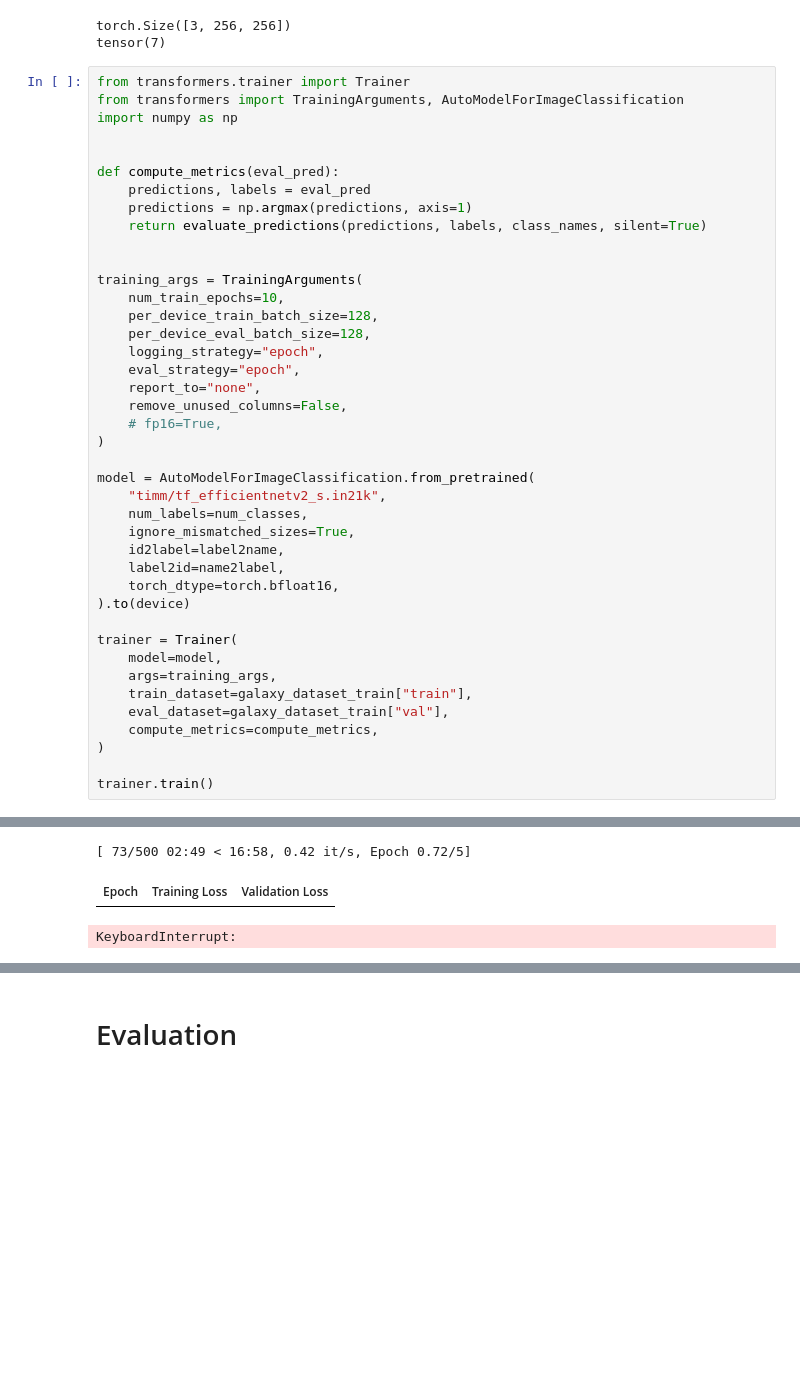
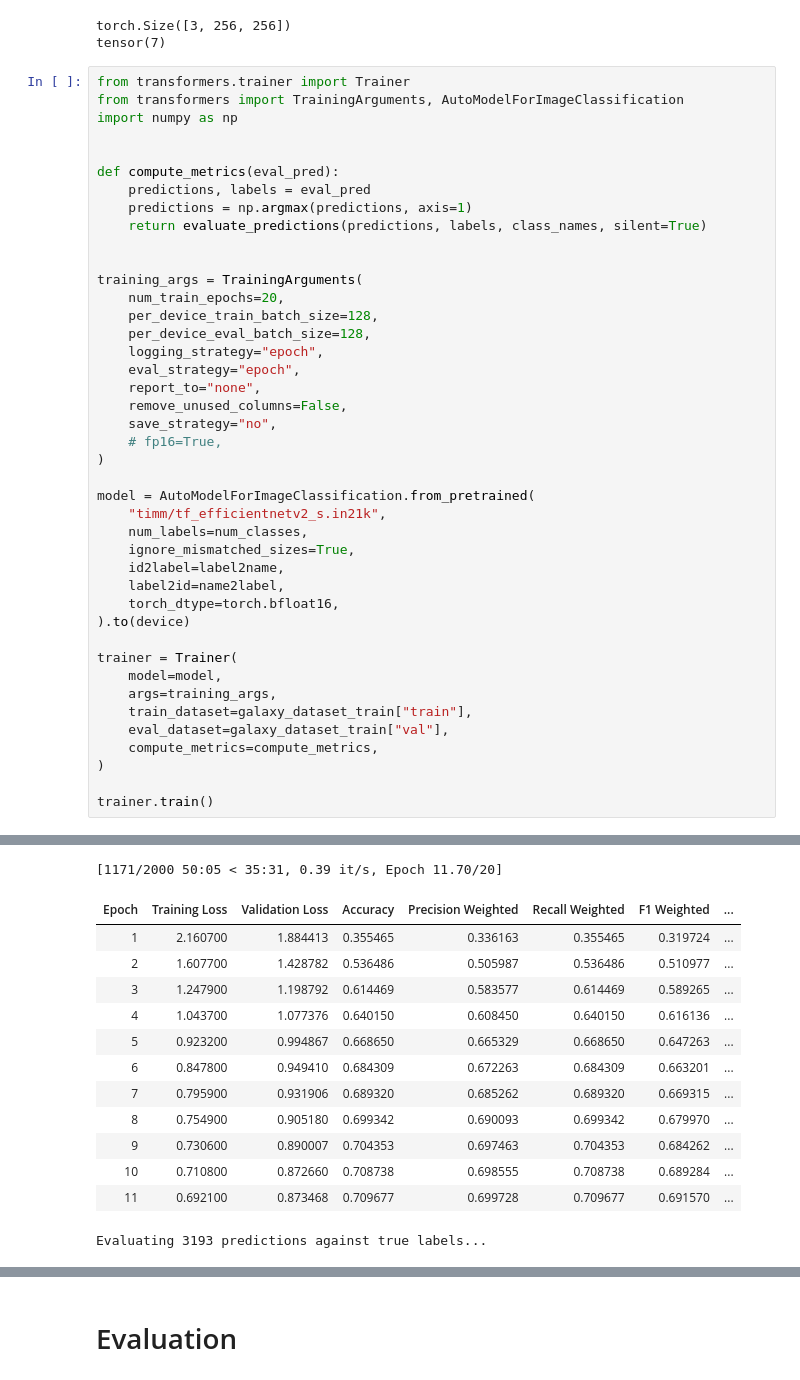
Before and after one commit to aigoncharov/course-dl, a Jupyter notebook: Homework_1_CV_(Andrey_Goncharov).ipynb, the cells around one changed output, grey strips where cells are left out. Drawn from its saved outputs; the diff is of its cells as text; blank space fills up the shorter version.

```diff
--- a/Homework_1_CV_(Andrey_Goncharov).ipynb
+++ b/Homework_1_CV_(Andrey_Goncharov).ipynb
@@ -241,39 +241,51 @@ def compute_metrics(eval_pred):
 
 
 training_args = TrainingArguments(
-    num_train_epochs=10,
+    num_train_epochs=20,
     per_device_train_batch_size=128,
     per_device_eval_batch_size=128,
     logging_strategy="epoch",
     eval_strategy="epoch",
     report_to="none",
     remove_unused_columns=False,
+    save_strategy="no",
     # fp16=True,
 )
 
 model = AutoModelForImageClassification.from_pretrained(
     "timm/tf_efficientnetv2_s.in21k",
     num_labels=num_classes,
     ignore_mismatched_sizes=True,
     id2label=label2name,
     label2id=name2label,
     torch_dtype=torch.bfloat16,
 ).to(device)
 
 trainer = Trainer(
     model=model,
     args=training_args,
     train_dataset=galaxy_dataset_train["train"],
     eval_dataset=galaxy_dataset_train["val"],
     compute_metrics=compute_metrics,
 )
 
 trainer.train()
 # %% [output]
 Some weights of TimmWrapperForImageClassification were not initialized from the model checkpoint at timm/tf_efficientnetv2_s.in21k and are newly initialized because the shapes did not match:
 - timm_model.classifier.bias: found shape torch.Size([21843]) in the checkpoint and torch.Size([10]) in the model instantiated
 - timm_model.classifier.weight: found shape torch.Size([21843, 1280]) in the checkpoint and torch.Size([10, 1280]) in the model instantiated
 You should probably TRAIN this model on a down-stream task to be able to use it for predictions and inference.
-[ 73/500 02:49 < 16:58, 0.42 it/s, Epoch 0.72/5]
+[1171/2000 50:05 < 35:31, 0.39 it/s, Epoch 11.70/20]
-| Epoch | Training Loss | Validation Loss |
+| Epoch | Training Loss | Validation Loss | Accuracy | Precision Weighted | Recall Weighted | F1 Weighted | ... |
+| 1 | 2.160700 | 1.884413 | 0.355465 | 0.336163 | 0.355465 | 0.319724 | ... |
+| 2 | 1.607700 | 1.428782 | 0.536486 | 0.505987 | 0.536486 | 0.510977 | ... |
+| 3 | 1.247900 | 1.198792 | 0.614469 | 0.583577 | 0.614469 | 0.589265 | ... |
+| 4 | 1.043700 | 1.077376 | 0.640150 | 0.608450 | 0.640150 | 0.616136 | ... |
+| 5 | 0.923200 | 0.994867 | 0.668650 | 0.665329 | 0.668650 | 0.647263 | ... |
+| 6 | 0.847800 | 0.949410 | 0.684309 | 0.672263 | 0.684309 | 0.663201 | ... |
+| 7 | 0.795900 | 0.931906 | 0.689320 | 0.685262 | 0.689320 | 0.669315 | ... |
+| 8 | 0.754900 | 0.905180 | 0.699342 | 0.690093 | 0.699342 | 0.679970 | ... |
+| 9 | 0.730600 | 0.890007 | 0.704353 | 0.697463 | 0.704353 | 0.684262 | ... |
+| 10 | 0.710800 | 0.872660 | 0.708738 | 0.698555 | 0.708738 | 0.689284 | ... |
+| 11 | 0.692100 | 0.873468 | 0.709677 | 0.699728 | 0.709677 | 0.691570 | ... |
-KeyboardInterrupt:
+Evaluating 3193 predictions against true labels...
```
Also changed, not shown: parts of 3 cells of this notebook.
